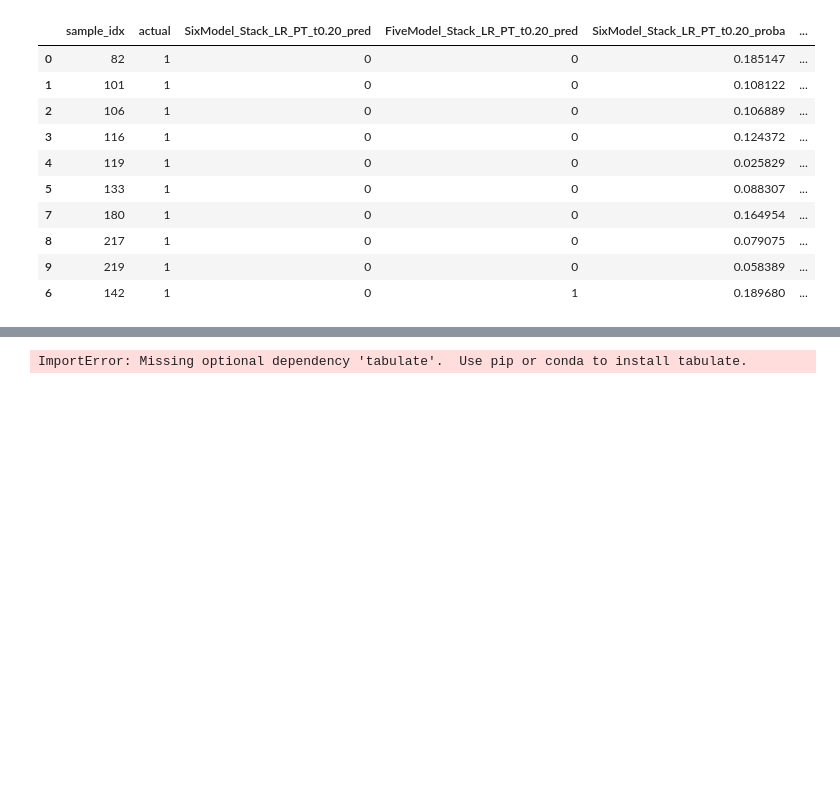
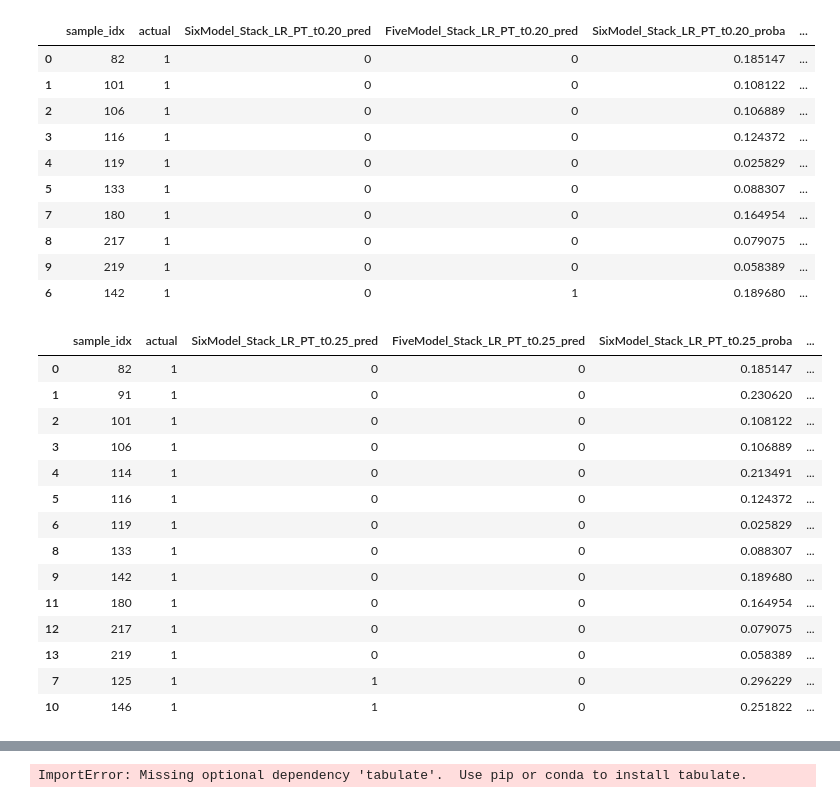
Before and after one commit to MAP9900/Convoy-Predictor-Project, a Jupyter notebook: notebooks/exploration/Ensemble_Learning_Test.ipynb, the cells around one changed output, grey strips where cells are left out. Saved outputs shown, nothing was run; the diff lists cells and outputs as text; code cells hidden in the pictures; blank space fills up the shorter version.

```diff
--- a/notebooks/exploration/Ensemble_Learning_Test.ipynb
+++ b/notebooks/exploration/Ensemble_Learning_Test.ipynb
@@ -1132,4 +1132,92 @@ fn_details_display
 | 8 | 217 | 1 | 0 | 0 | 0.079075 | ... |
 | 9 | 219 | 1 | 0 | 0 | 0.058389 | ... |
 | 6 | 142 | 1 | 0 | 1 | 0.189680 | ... |
+# %%
+# --- False negative comparison between six- and five-model stacking ensembles ---
+
+threshold = 0.25
+six_model_name = "SixModel_Stack_LR_PT_t0.25"
+five_model_name = "FiveModel_Stack_LR_PT_t0.25"
+
+target_index = getattr(X_test, 'index', None)
+if target_index is None:
+    target_index = pd.RangeIndex(len(y_test))
+
+y_test_series = pd.Series(np.asarray(y_test), index=target_index, name='actual')
+
+
+def fit_stack_with_preds(estimators_dict, ensemble_name):
+    results, stacker, _, _ = evaluate_stacking_ensemble(
+        estimators_dict,
+        X_train, X_test, y_train, y_test,
+        final_estimator=LogisticRegression(max_iter=2000),
+        passthrough=True,
+        threshold=threshold,
+        ensemble_name=ensemble_name,
+        verbose=False)
+    proba = stacker.predict_proba(X_test)[:, 1]
+    proba_series = pd.Series(proba, index=y_test_series.index, name=f"{ensemble_name}_proba")
+    pred_series = (proba_series >= threshold).astype(int).rename(f"{ensemble_name}_pred")
+    return results, proba_series, pred_series
+
+
+six_results, six_proba, six_preds = fit_stack_with_preds(six_model_ensemble, six_model_name)
+five_results, five_proba, five_preds = fit_stack_with_preds(five_model_ensemble, five_model_name)
+
+model_summary = pd.concat([six_results, five_results], ignore_index=True)
+model_summary = model_summary[[
+    'Model', 'Threshold', 'Recall_1', 'Precision_1', 'F1_1', 'MCC', 'Bal_Acc', 'Acc']]
+
+fn_candidates = pd.concat([
+    y_test_series,
+    six_preds,
+    five_preds,
+    six_proba,
+    five_proba,
+], axis=1)
+fn_candidates['six_fn'] = fn_candidates[six_preds.name] == 0
+fn_candidates['five_fn'] = fn_candidates[five_preds.name] == 0
+
+fn_details = fn_candidates[
+    (fn_candidates['actual'] == 1) &
+    (fn_candidates[['six_fn', 'five_fn']].any(axis=1))
+].copy()
+fn_details['fn_group'] = np.select(
+    [
+        fn_details['six_fn'] & fn_details['five_fn'],
+        fn_details['six_fn'],
+        fn_details['five_fn'],
+    ],
+    ['both', 'six_only', 'five_only'],
+    default='na')
+fn_summary = fn_details['fn_group'].value_counts().rename_axis('FN_Group').reset_index(name='Count')
+fn_details_display = (
+    fn_details.drop(columns=['six_fn', 'five_fn'])
+    .reset_index()
+    .rename(columns={'index': 'sample_idx'})
+    .sort_values(['fn_group', 'sample_idx']))
+
+# print(model_summary)
+# print(fn_summary)
+# print(fn_details_display)
+
+model_summary
+fn_summary
+fn_details_display
+# %% [output]
+|  | sample_idx | actual | SixModel_Stack_LR_PT_t0.25_pred | FiveModel_Stack_LR_PT_t0.25_pred | SixModel_Stack_LR_PT_t0.25_proba | ... |
+| 0 | 82 | 1 | 0 | 0 | 0.185147 | ... |
+| 1 | 91 | 1 | 0 | 0 | 0.230620 | ... |
+| 2 | 101 | 1 | 0 | 0 | 0.108122 | ... |
+| 3 | 106 | 1 | 0 | 0 | 0.106889 | ... |
+| 4 | 114 | 1 | 0 | 0 | 0.213491 | ... |
+| 5 | 116 | 1 | 0 | 0 | 0.124372 | ... |
+| 6 | 119 | 1 | 0 | 0 | 0.025829 | ... |
+| 8 | 133 | 1 | 0 | 0 | 0.088307 | ... |
+| 9 | 142 | 1 | 0 | 0 | 0.189680 | ... |
+| 11 | 180 | 1 | 0 | 0 | 0.164954 | ... |
+| 12 | 217 | 1 | 0 | 0 | 0.079075 | ... |
+| 13 | 219 | 1 | 0 | 0 | 0.058389 | ... |
+| 7 | 125 | 1 | 1 | 0 | 0.296229 | ... |
+| 10 | 146 | 1 | 1 | 0 | 0.251822 | ... |
 # %%
```
Also changed, not shown: parts of 3 cells of this notebook, 9 other files.
